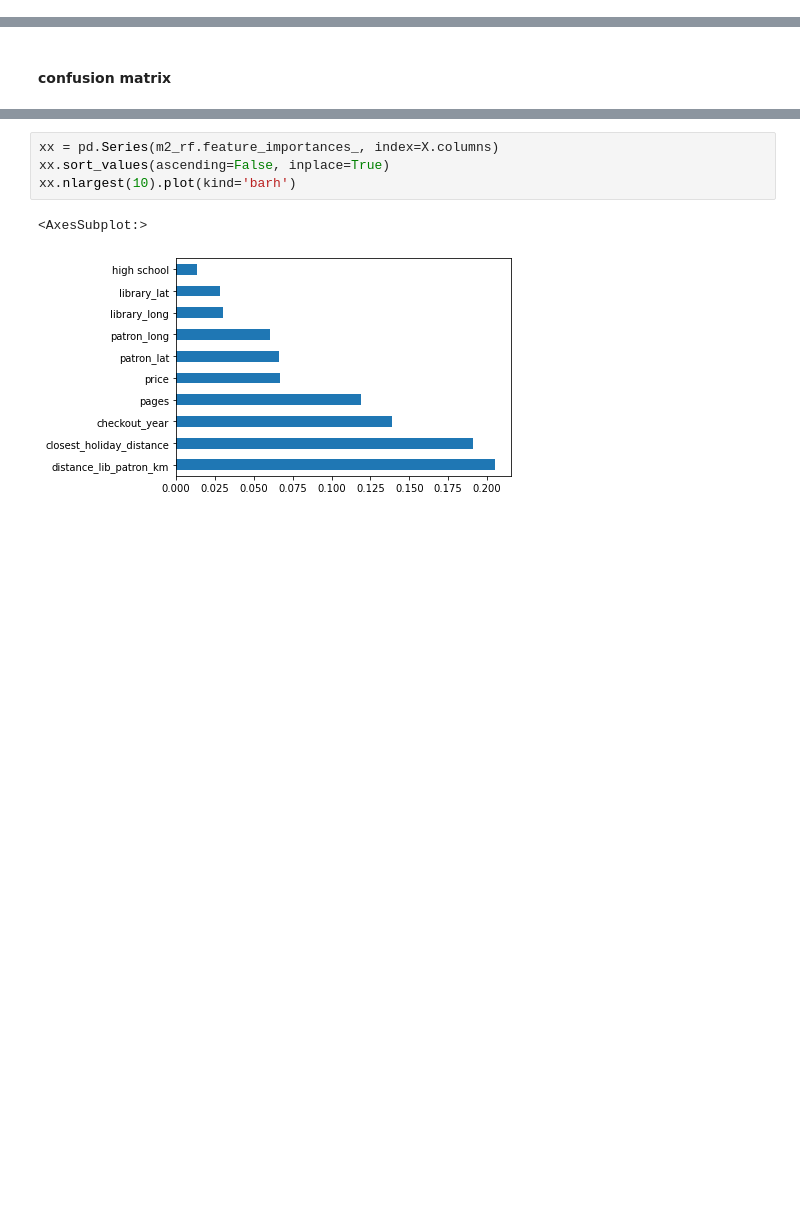
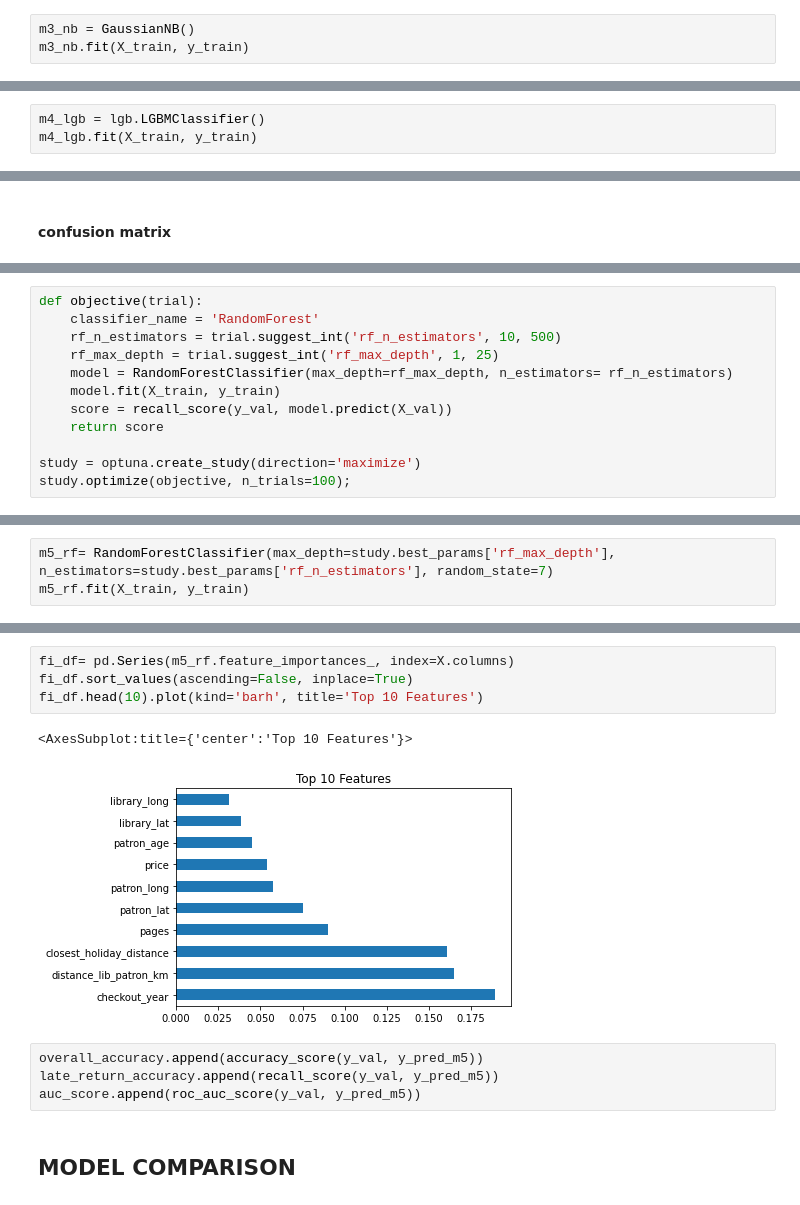
Before and after one commit to garimaqs/library_defaulters, a Jupyter notebook: prediction_models.ipynb, the cells around one changed output, grey strips where cells are left out. Saved outputs shown, nothing was run; the diff lists cells and outputs as text; blank space fills up the shorter version.

```diff
--- a/prediction_models.ipynb
+++ b/prediction_models.ipynb
@@ -326,0 +417,3 @@ RandomForestClassifier(max_depth=9, random_state=7)
+# %%
+m3_nb = GaussianNB()
+m3_nb.fit(X_train, y_train)
@@ -330,0 +453,3 @@ y_pred_m2 = m2_rf.predict(X_test)
+# %%
+m4_lgb = lgb.LGBMClassifier()
+m4_lgb.fit(X_train, y_train)
@@ -351,0 +502,12 @@ weighted avg       0.97      0.97      0.97       331
+# %%
+def objective(trial):
+    classifier_name = 'RandomForest'
+    rf_n_estimators = trial.suggest_int('rf_n_estimators', 10, 500)
+    rf_max_depth = trial.suggest_int('rf_max_depth', 1, 25)
+    model = RandomForestClassifier(max_depth=rf_max_depth, n_estimators= rf_n_estimators)
+    model.fit(X_train, y_train)
+    score = recall_score(y_val, model.predict(X_val))
+    return score
+
+study = optuna.create_study(direction='maximize')
+study.optimize(objective, n_trials=100);
@@ -351,0 +542,3 @@ weighted avg       0.97      0.97      0.97       331
+# %%
+m5_rf= RandomForestClassifier(max_depth=study.best_params['rf_max_depth'], n_estimators=study.best_params['rf_n_estimators'], random_state=7)
+m5_rf.fit(X_train, y_train)
@@ -356,9 +577,15 @@ sns.heatmap(cm, annot=True, fmt='.0%', cmap='Greens')
 <AxesSubplot:>
 [figure]
 # %%
-xx = pd.Series(m2_rf.feature_importances_, index=X.columns)
-xx.sort_values(ascending=False, inplace=True)
-xx.nlargest(10).plot(kind='barh')
+fi_df= pd.Series(m5_rf.feature_importances_, index=X.columns)
+fi_df.sort_values(ascending=False, inplace=True)
+fi_df.head(10).plot(kind='barh', title='Top 10 Features')
 # %% [output]
-<AxesSubplot:>
+<AxesSubplot:title={'center':'Top 10 Features'}>
-[figure, old version]
+[figure, new version]
+# %%
+overall_accuracy.append(accuracy_score(y_val, y_pred_m5))
+late_return_accuracy.append(recall_score(y_val, y_pred_m5))
+auc_score.append(roc_auc_score(y_val, y_pred_m5))
+# %% [markdown]
+## MODEL COMPARISON
```
Also changed, not shown: parts of 91 cells of this notebook.
